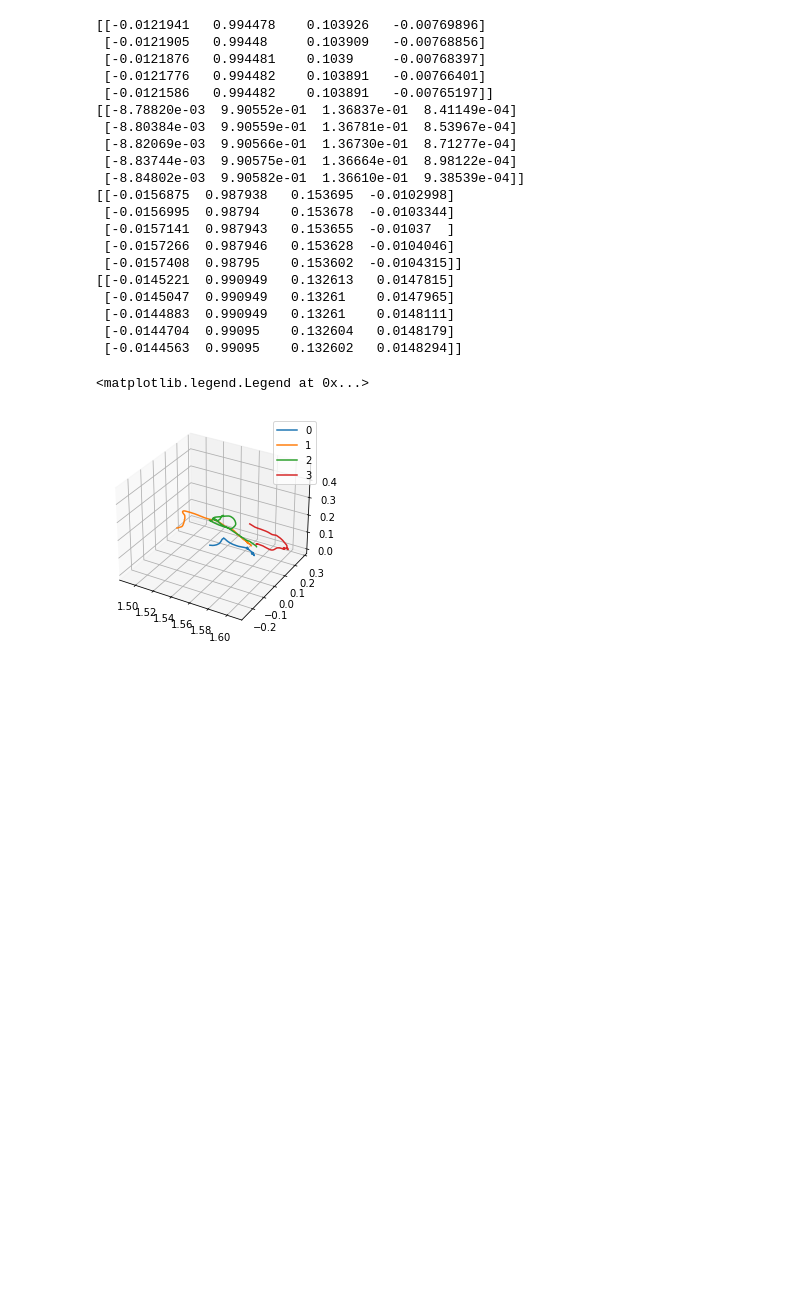
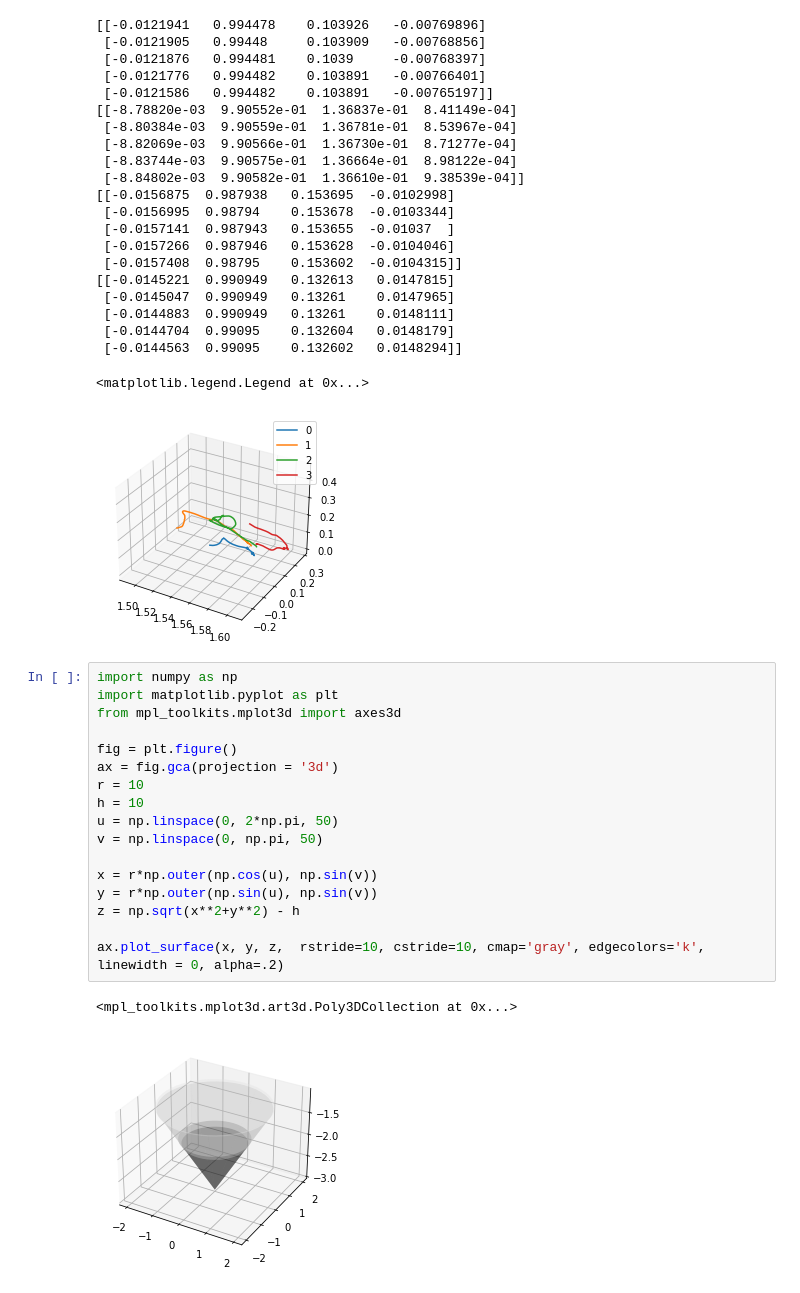
Before and after one commit to WeitaoZC/iflow, a Jupyter notebook: test.ipynb, the cells around one changed output. Drawn from its saved outputs; the diff is of its cells as text; blank space fills up the shorter version.

```diff
--- a/test.ipynb
+++ b/test.ipynb
@@ -510,3 +510,23 @@ plt.legend()
  [-0.0144563  0.99095    0.132602   0.0148294]]
 <matplotlib.legend.Legend at 0x...>
 [figure]
+# %%
+import numpy as np
+import matplotlib.pyplot as plt
+from mpl_toolkits.mplot3d import axes3d
+
+fig = plt.figure()
+ax = fig.gca(projection = '3d')
+r = 10
+h = 10
+u = np.linspace(0, 2*np.pi, 50)
+v = np.linspace(0, np.pi, 50)
+
+x = r*np.outer(np.cos(u), np.sin(v))
+y = r*np.outer(np.sin(u), np.sin(v))
+z = np.sqrt(x**2+y**2) - h
+
+ax.plot_surface(x, y, z,  rstride=10, cstride=10, cmap='gray', edgecolors='k', linewidth = 0, alpha=.2)
+# %% [output]
+<mpl_toolkits.mplot3d.art3d.Poly3DCollection at 0x...>
+[figure, added]
```
Also changed, not shown: 6 other files.
